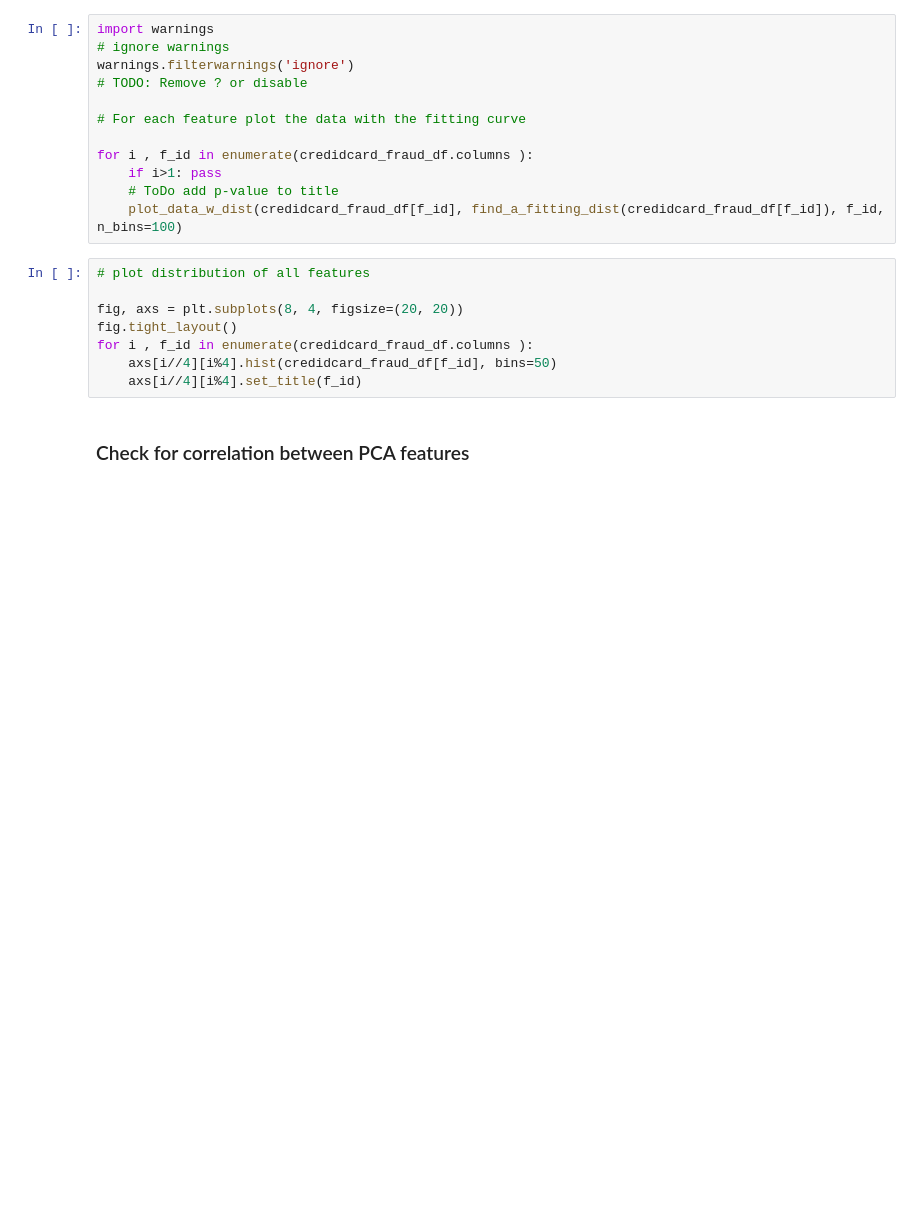
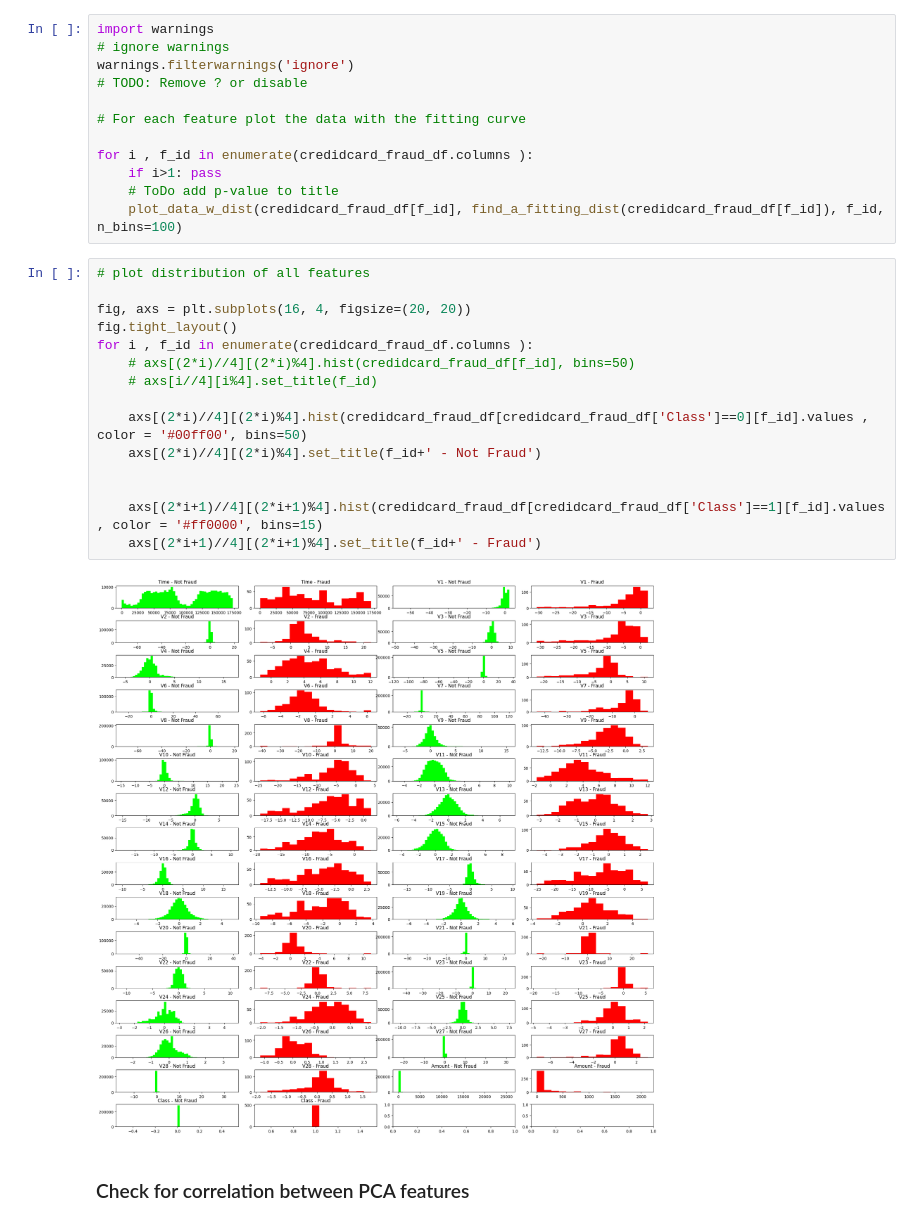
Before and after one commit to sigurdurb/credit-card-fraud-detector, a Jupyter notebook: DataAnalysis.ipynb, the cells around one changed output. Drawn from its saved outputs; the diff is of its cells as text; blank space fills up the shorter version.

Commit message:
Plot the fraud and non-fraud separately

```diff
--- a/DataAnalysis.ipynb
+++ b/DataAnalysis.ipynb
@@ -141,11 +141,20 @@ for i , f_id in enumerate(credidcard_fraud_df.columns ):
 # %%
 # plot distribution of all features
 
-fig, axs = plt.subplots(8, 4, figsize=(20, 20))
+fig, axs = plt.subplots(16, 4, figsize=(20, 20))
 fig.tight_layout()
 for i , f_id in enumerate(credidcard_fraud_df.columns ):
-    axs[i//4][i%4].hist(credidcard_fraud_df[f_id], bins=50)
-    axs[i//4][i%4].set_title(f_id)
+    # axs[(2*i)//4][(2*i)%4].hist(credidcard_fraud_df[f_id], bins=50)
+    # axs[i//4][i%4].set_title(f_id)
+
+    axs[(2*i)//4][(2*i)%4].hist(credidcard_fraud_df[credidcard_fraud_df['Class']==0][f_id].values , color = '#00ff00', bins=50)
+    axs[(2*i)//4][(2*i)%4].set_title(f_id+' - Not Fraud')
+
+
+    axs[(2*i+1)//4][(2*i+1)%4].hist(credidcard_fraud_df[credidcard_fraud_df['Class']==1][f_id].values , color = '#ff0000', bins=15)
+    axs[(2*i+1)//4][(2*i+1)%4].set_title(f_id+' - Fraud')
+# %% [output]
+[figure, added]
 # %% [markdown]
 ### Check for correlation between PCA features
 # %%
```
